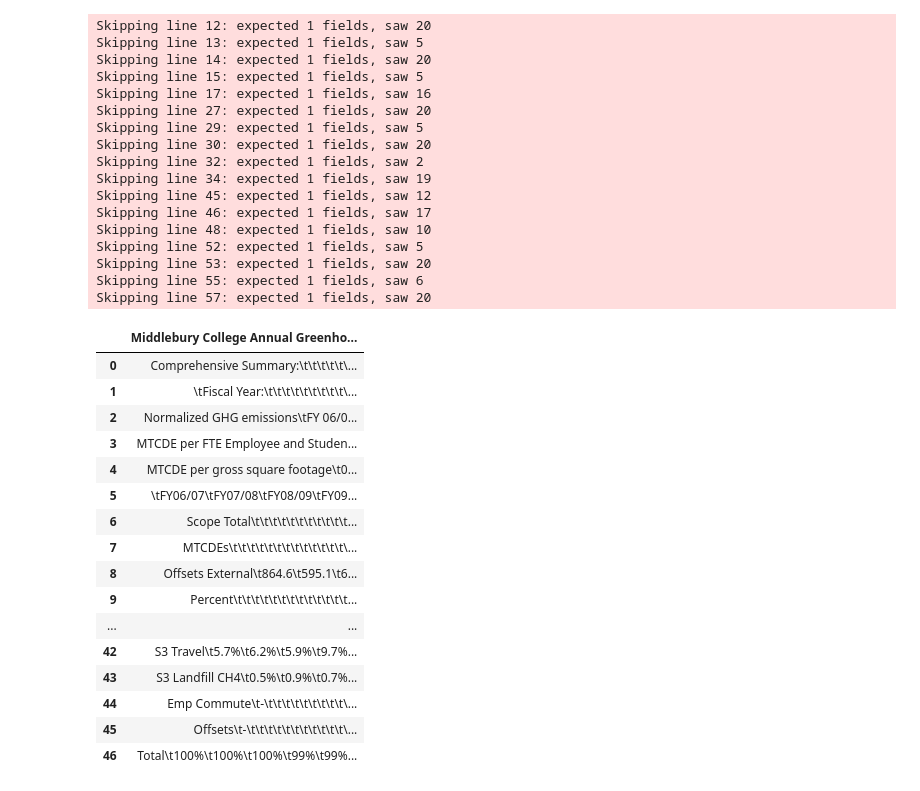
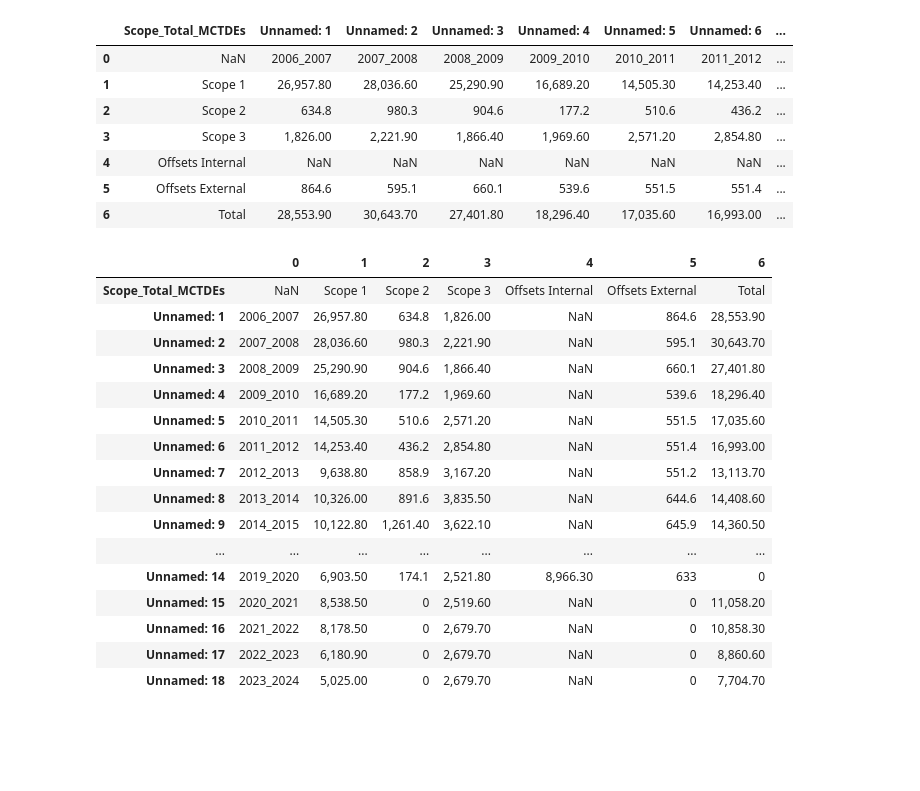
Before and after one commit to jdeen33/ENV_Dash, a Jupyter notebook: Code/cleaning_scripts/Raw_Data_Tidying.ipynb, the cells around one changed output. Saved outputs shown, nothing was run; the diff lists cells and outputs as text; code cells hidden in the pictures; blank space fills up the shorter version.

```diff
--- a/Code/cleaning_scripts/Raw_Data_Tidying.ipynb
+++ b/Code/cleaning_scripts/Raw_Data_Tidying.ipynb
@@ -47,38 +11,36 @@ Note: you may need to restart the kernel to use updated packages.
 # %%
-comp_summary = pd.read_csv("/Users/jdeen@middlebury.edu/Documents/ENV_Dashboard/ENV_Dash/Data/Raw_Data/Scope_Summaries/comp_summary.csv",on_bad_lines= )
-comp_summary
+comp_sum = pd.read_csv("/Users/jdeen@middlebury.edu/Documents/ENV_Dashboard/ENV_Dash/Data/Raw/Summaries/Comp_Summaries.csv")
+comp_sum
 # %% [output]
-Skipping line 12: expected 1 fields, saw 20
-Skipping line 13: expected 1 fields, saw 5
-Skipping line 14: expected 1 fields, saw 20
-Skipping line 15: expected 1 fields, saw 5
-Skipping line 17: expected 1 fields, saw 16
-Skipping line 27: expected 1 fields, saw 20
-Skipping line 29: expected 1 fields, saw 5
-Skipping line 30: expected 1 fields, saw 20
-Skipping line 32: expected 1 fields, saw 2
-Skipping line 34: expected 1 fields, saw 19
-Skipping line 45: expected 1 fields, saw 12
-Skipping line 46: expected 1 fields, saw 17
-Skipping line 48: expected 1 fields, saw 10
-Skipping line 52: expected 1 fields, saw 5
-Skipping line 53: expected 1 fields, saw 20
-Skipping line 55: expected 1 fields, saw 6
-Skipping line 57: expected 1 fields, saw 20
-|  | Middlebury College Annual Greenho... |
-| 0 | Comprehensive Summary:\t\t\t\t\t\... |
-| 1 | \tFiscal Year:\t\t\t\t\t\t\t\t\t\... |
-| 2 | Normalized GHG emissions\tFY 06/0... |
-| 3 | MTCDE per FTE Employee and Studen... |
-| 4 | MTCDE per gross square footage\t0... |
-| 5 | \tFY06/07\tFY07/08\tFY08/09\tFY09... |
-| 6 | Scope Total\t\t\t\t\t\t\t\t\t\t\t... |
-| 7 | MTCDEs\t\t\t\t\t\t\t\t\t\t\t\t\t\... |
-| 8 | Offsets External\t864.6\t595.1\t6... |
-| 9 | Percent\t\t\t\t\t\t\t\t\t\t\t\t\t... |
-| ... | ... |
-| 42 | S3 Travel\t5.7%\t6.2%\t5.9%\t9.7%... |
-| 43 | S3 Landfill CH4\t0.5%\t0.9%\t0.7%... |
-| 44 | Emp Commute\t-\t\t\t\t\t\t\t\t\t\... |
-| 45 | Offsets\t-\t\t\t\t\t\t\t\t\t\t\t\... |
-| 46 | Total\t100%\t100%\t100%\t99%\t99%... |
+|  | Scope_Total_MCTDEs | Unnamed: 1 | Unnamed: 2 | Unnamed: 3 | Unnamed: 4 | Unnamed: 5 | Unnamed: 6 | ... |
+| 0 | NaN | 2006_2007 | 2007_2008 | 2008_2009 | 2009_2010 | 2010_2011 | 2011_2012 | ... |
+| 1 | Scope 1 | 26,957.80 | 28,036.60 | 25,290.90 | 16,689.20 | 14,505.30 | 14,253.40 | ... |
+| 2 | Scope 2 | 634.8 | 980.3 | 904.6 | 177.2 | 510.6 | 436.2 | ... |
+| 3 | Scope 3 | 1,826.00 | 2,221.90 | 1,866.40 | 1,969.60 | 2,571.20 | 2,854.80 | ... |
+| 4 | Offsets Internal | NaN | NaN | NaN | NaN | NaN | NaN | ... |
+| 5 | Offsets External | 864.6 | 595.1 | 660.1 | 539.6 | 551.5 | 551.4 | ... |
+| 6 | Total | 28,553.90 | 30,643.70 | 27,401.80 | 18,296.40 | 17,035.60 | 16,993.00 | ... |
+# %%
+## Transforming dataframe to start getting it into long format
+
+T_comp_sum= comp_sum.T
+
+T_comp_sum
+# %% [output]
+|  | 0 | 1 | 2 | 3 | 4 | 5 | 6 |
+| Scope_Total_MCTDEs | NaN | Scope 1 | Scope 2 | Scope 3 | Offsets Internal | Offsets External | Total |
+| Unnamed: 1 | 2006_2007 | 26,957.80 | 634.8 | 1,826.00 | NaN | 864.6 | 28,553.90 |
+| Unnamed: 2 | 2007_2008 | 28,036.60 | 980.3 | 2,221.90 | NaN | 595.1 | 30,643.70 |
+| Unnamed: 3 | 2008_2009 | 25,290.90 | 904.6 | 1,866.40 | NaN | 660.1 | 27,401.80 |
+| Unnamed: 4 | 2009_2010 | 16,689.20 | 177.2 | 1,969.60 | NaN | 539.6 | 18,296.40 |
+| Unnamed: 5 | 2010_2011 | 14,505.30 | 510.6 | 2,571.20 | NaN | 551.5 | 17,035.60 |
+| Unnamed: 6 | 2011_2012 | 14,253.40 | 436.2 | 2,854.80 | NaN | 551.4 | 16,993.00 |
+| Unnamed: 7 | 2012_2013 | 9,638.80 | 858.9 | 3,167.20 | NaN | 551.2 | 13,113.70 |
+| Unnamed: 8 | 2013_2014 | 10,326.00 | 891.6 | 3,835.50 | NaN | 644.6 | 14,408.60 |
+| Unnamed: 9 | 2014_2015 | 10,122.80 | 1,261.40 | 3,622.10 | NaN | 645.9 | 14,360.50 |
+| ... | ... | ... | ... | ... | ... | ... | ... |
+| Unnamed: 14 | 2019_2020 | 6,903.50 | 174.1 | 2,521.80 | 8,966.30 | 633 | 0 |
+| Unnamed: 15 | 2020_2021 | 8,538.50 | 0 | 2,519.60 | NaN | 0 | 11,058.20 |
+| Unnamed: 16 | 2021_2022 | 8,178.50 | 0 | 2,679.70 | NaN | 0 | 10,858.30 |
+| Unnamed: 17 | 2022_2023 | 6,180.90 | 0 | 2,679.70 | NaN | 0 | 8,860.60 |
+| Unnamed: 18 | 2023_2024 | 5,025.00 | 0 | 2,679.70 | NaN | 0 | 7,704.70 |
```
Also changed, not shown: parts of 8 cells of this notebook, 1 other file.
